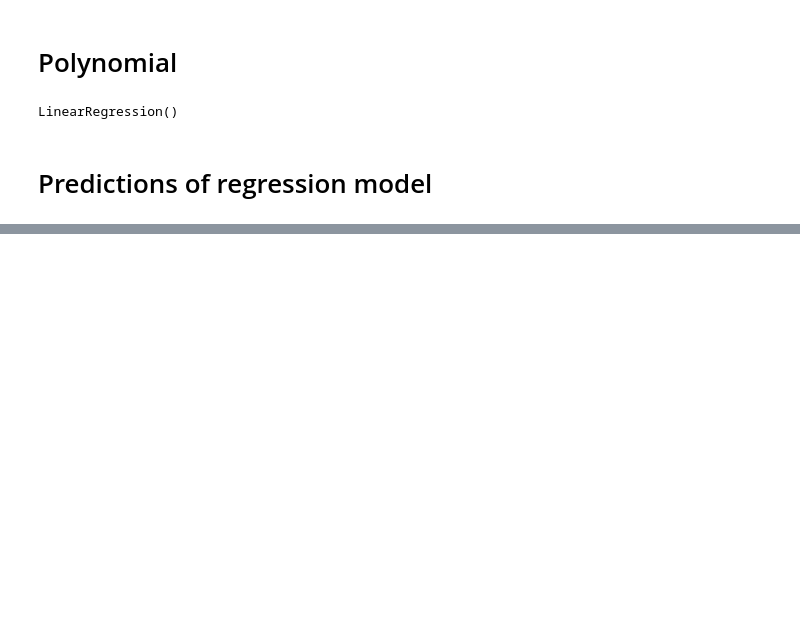
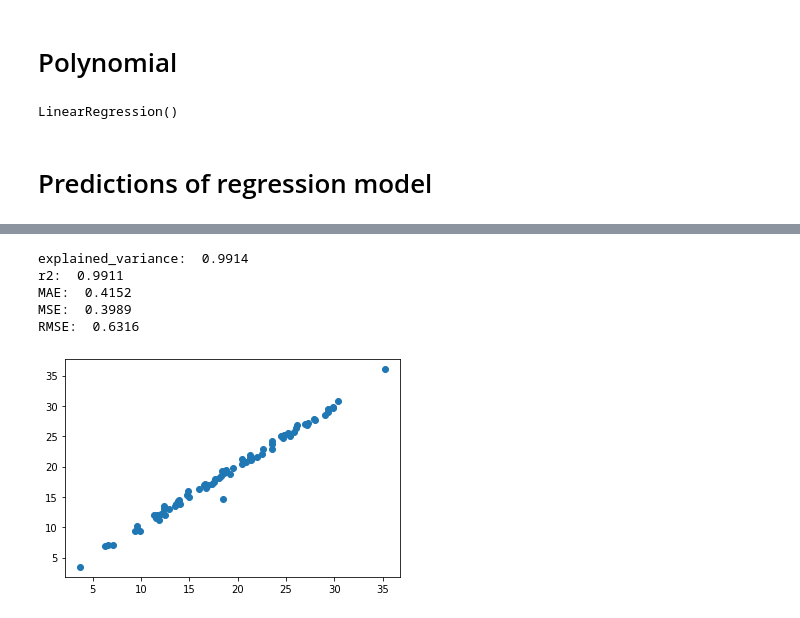
Before and after one commit to Wilmo95/regression-body-fat, a Jupyter notebook: body-fat-prediction.ipynb, the cells around one changed output, grey strips where cells are left out. Drawn from its saved outputs; the diff is of its cells as text; code cells hidden in the pictures; blank space fills up the shorter version.

```diff
--- a/body-fat-prediction.ipynb
+++ b/body-fat-prediction.ipynb
@@ -565,0 +397,13 @@ print(tree.export_text(model_tree, feature_names=X_train.columns.to_list()))
+# %%
+regression_results(y_test, pred_1deg_test)
+
+fig, ax = plt.subplots()
+ax.scatter(y_test, pred_1deg_test)
+plt.show()
+# %% [output]
+explained_variance:  0.9914
+r2:  0.9911
+MAE:  0.4152
+MSE:  0.3989
+RMSE:  0.6316
+[figure, added]
```
Also changed, not shown: parts of 55 cells of this notebook.
